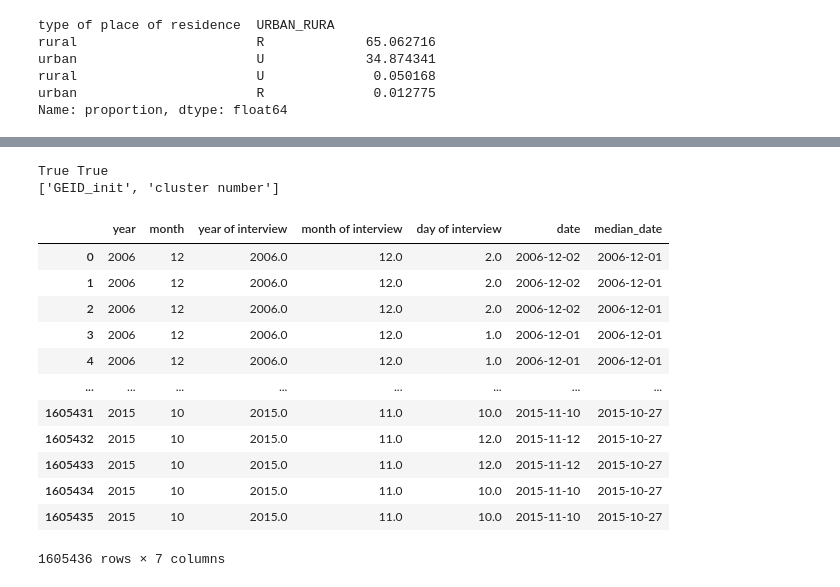
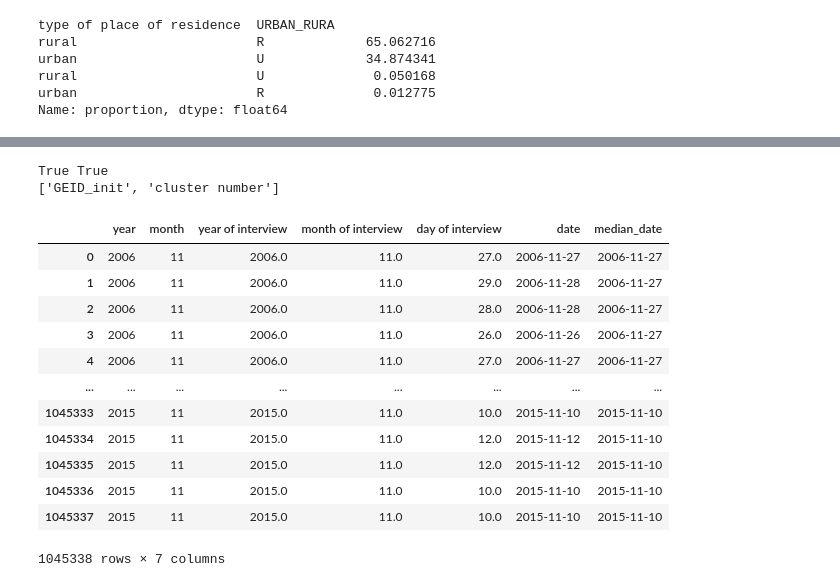
Before and after one commit to gheisenberg/FoodSecurity, a Jupyter notebook: DHS/DHS4_grouping.ipynb, the cells around one changed output, grey strips where cells are left out. Cells and saved outputs as stored; diff of their text form; code cells hidden in the pictures.

Commit message:
remoduled loading pipeline

```diff
--- a/DHS/DHS4_grouping.ipynb
+++ b/DHS/DHS4_grouping.ipynb
@@ -20,15 +20,21 @@ overwrite_pqt = True
 dataset_type = 'HR'  #, 'BR', 'CR', 'HW', 'IR', 'KR', 'MR', 'PR', 'AR'] ??['AN', 'FC, 'FP', 'HW', 'PV', 'SC'] < 25 surveys
 # 'BR' (birth R), 'HW!' (WHO height/weight standards children), 'IR'/'PR'? (Individual R, hh member R,), 'KR' (children R), 'AR' (HIV R)
 
+urban_rural_all_mode = 'R' # 'all', 'U', 'R'
 # 'adm2_gaul' or 'cluster number' (possibly 'adm1_gaul' etc.); additionally to survey ID
-group_by_col = 'adm2_gaul'
+group_by_cols = ['Meta; GEID_init', 'Meta; cluster number']
 preprocessing_f = f"{input_dir}Manually_adjusted_df_V3_{dataset_type}.pkl"
 # unify_columns_f = f"{input_dir}summary_df_V3_{dataset_type}_unify_cols_reviewed.csv"
 locations_f = input_dir + 'locations.csv'
-add_str = '_w_NANs' # '_w_NANs' or '_wo_NANs'
 # numeric_out_f = f"{input_dir}grouped_df_V3_{dataset_type}_{group_by_col}_numeric{add_str}.pkl"
-out_f = f"{input_dir}grouped_df_V3_{dataset_type}_{group_by_col}{add_str}.pkl"
-meta_data_cols_out_f = f"{input_dir}grouped_df_V3_{dataset_type}_{group_by_col}_meta_data_cols{add_str}.pkl"
+out_f = f"{input_dir}grouped_df_V3_{dataset_type}_{group_by_cols[1].split('; ')[1]}_{urban_rural_all_mode}.pkl"
+meta_data_cols_out_f = f"{input_dir}grouped_df_V3_{dataset_type}_{group_by_cols[1].split('; ')[1]}_meta_data_cols_{urban_rural_all_mode}.pkl"
+### to do: urban/rural mode
+### 2: drop binary, urban/rural, 2nd column -> in loading, drop binary, urban/rural, 2nd column
+#to do: this should be created after grouping!? Maybe it makes sense even before grouping???
+# -> yes prolly, as it increases the continuity of the distribution (more HH than adm2) (these are not the same if compared for urban/rural modes)
+one_hot_cols = ['adm0_gaul']
+frequency_hot_cols = ['adm1_gaul', 'adm2_gaul']
 # cut_perc = 10
 # %%
 locations_df = pd.read_csv(locations_f)
@@ -148,5 +187,27 @@ found both number of rooms used for sleeping
 # %%
+### Create meta data, numeric and categorical dfs
 meta_data_df = df[meta_data_cols].copy()
+# Create numeric df
+numeric_df = pd.concat(numeric_columns, axis=1)
+
+# Create categorical df
+categorical_df = pd.concat(categorical_columns, axis=1)
+
+if urban_rural_all_mode == 'all':
+    pass
+elif urban_rural_all_mode == 'U':
+    meta_data_df = meta_data_df[meta_data_df['URBAN_RURA'] == 'U']
+    # Adjust numeric and categorical dfs to match the index of meta_data_df
+    numeric_df = numeric_df.loc[meta_data_df.index]
+    categorical_df = categorical_df.loc[meta_data_df.index]
+elif urban_rural_all_mode == 'R':
+    meta_data_df = meta_data_df[meta_data_df['URBAN_RURA'] == 'R']
+    # Adjust numeric and categorical dfs to match the index of meta_data_df
+    numeric_df = numeric_df.loc[meta_data_df.index]
+    categorical_df = categorical_df.loc[meta_data_df.index]
+
+
+### Generate date and co
 print('cluster number' in meta_data_df.columns, 'GEID_init' in meta_data_df.columns)
 print([c for c in meta_data_df.columns if c in ['cluster number', 'GEID_init']])
 # meta_data_df['month of interview'] = meta_data_df['month of interview'].fillna(6)
@@ -154,44 +215,44 @@ print([c for c in meta_data_df.columns if c in ['cluster number', 'GEID_init']])
 
 meta_data_df['year'] = meta_data_df['year of interview'].astype(float).astype('Int32')
 meta_data_df['month'] = meta_data_df['month of interview'].astype(float).astype('Int32')
 meta_data_df['day'] = meta_data_df['day of interview'].astype(float).astype('Int32')
 
 #replace days >28 with 28
 meta_data_df.loc[meta_data_df['day'] > 28, 'day'] = 28
 
 # Now you can combine the year, month, and day columns into a single date column
 meta_data_df['date'] = pd.to_datetime(meta_data_df[['year', 'month', 'day']])
 
 # Group the DataFrame by 'GEID_init' and 'adm2_gaul'/'cluster number'
-grouped = meta_data_df.groupby(['GEID_init', group_by_col])
+grouped = meta_data_df.groupby([c[6:] for c in group_by_cols])
 
 # Calculate the median date for each group and reset the index
 median_date = grouped['date'].median().reset_index()
 
 # Rename the date column in median_date
 median_date.rename(columns={'date': 'median_date'}, inplace=True)
 
 # Merge meta_data_df with median_date
-meta_data_df = pd.merge(meta_data_df, median_date, on=['GEID_init', group_by_col], how='left')
+meta_data_df = pd.merge(meta_data_df, median_date, on=[c[6:] for c in group_by_cols], how='left')
 
 # Convert the median date to separate year, month, and day columns
 meta_data_df['year'] = meta_data_df['median_date'].dt.year.astype('Int32')
 meta_data_df['month'] = meta_data_df['median_date'].dt.month.astype('Int32')
 
 meta_data_df[['year', 'month', 'year of interview', 'month of interview', 'day of interview', 'date', 'median_date']]
 # %% [output]
 True True
 ['GEID_init', 'cluster number']
 |  | year | month | year of interview | month of interview | day of interview | date | median_date |
-| 0 | 2006 | 12 | 2006.0 | 12.0 | 2.0 | 2006-12-02 | 2006-12-01 |
-| 1 | 2006 | 12 | 2006.0 | 12.0 | 2.0 | 2006-12-02 | 2006-12-01 |
-| 2 | 2006 | 12 | 2006.0 | 12.0 | 2.0 | 2006-12-02 | 2006-12-01 |
-| 3 | 2006 | 12 | 2006.0 | 12.0 | 1.0 | 2006-12-01 | 2006-12-01 |
-| 4 | 2006 | 12 | 2006.0 | 12.0 | 1.0 | 2006-12-01 | 2006-12-01 |
+| 0 | 2006 | 11 | 2006.0 | 11.0 | 27.0 | 2006-11-27 | 2006-11-27 |
+| 1 | 2006 | 11 | 2006.0 | 11.0 | 29.0 | 2006-11-28 | 2006-11-27 |
+| 2 | 2006 | 11 | 2006.0 | 11.0 | 28.0 | 2006-11-28 | 2006-11-27 |
+| 3 | 2006 | 11 | 2006.0 | 11.0 | 26.0 | 2006-11-26 | 2006-11-27 |
+| 4 | 2006 | 11 | 2006.0 | 11.0 | 27.0 | 2006-11-27 | 2006-11-27 |
 | ... | ... | ... | ... | ... | ... | ... | ... |
-| 1605431 | 2015 | 10 | 2015.0 | 11.0 | 10.0 | 2015-11-10 | 2015-10-27 |
-| 1605432 | 2015 | 10 | 2015.0 | 11.0 | 12.0 | 2015-11-12 | 2015-10-27 |
-| 1605433 | 2015 | 10 | 2015.0 | 11.0 | 12.0 | 2015-11-12 | 2015-10-27 |
-| 1605434 | 2015 | 10 | 2015.0 | 11.0 | 10.0 | 2015-11-10 | 2015-10-27 |
-| 1605435 | 2015 | 10 | 2015.0 | 11.0 | 10.0 | 2015-11-10 | 2015-10-27 |
+| 1045333 | 2015 | 11 | 2015.0 | 11.0 | 10.0 | 2015-11-10 | 2015-11-10 |
+| 1045334 | 2015 | 11 | 2015.0 | 11.0 | 12.0 | 2015-11-12 | 2015-11-10 |
+| 1045335 | 2015 | 11 | 2015.0 | 11.0 | 12.0 | 2015-11-12 | 2015-11-10 |
+| 1045336 | 2015 | 11 | 2015.0 | 11.0 | 10.0 | 2015-11-10 | 2015-11-10 |
+| 1045337 | 2015 | 11 | 2015.0 | 11.0 | 10.0 | 2015-11-10 | 2015-11-10 |
-1605436 rows × 7 columns
+1045338 rows × 7 columns
```
Also changed, not shown: parts of 17 cells of this notebook, 6 other files.
